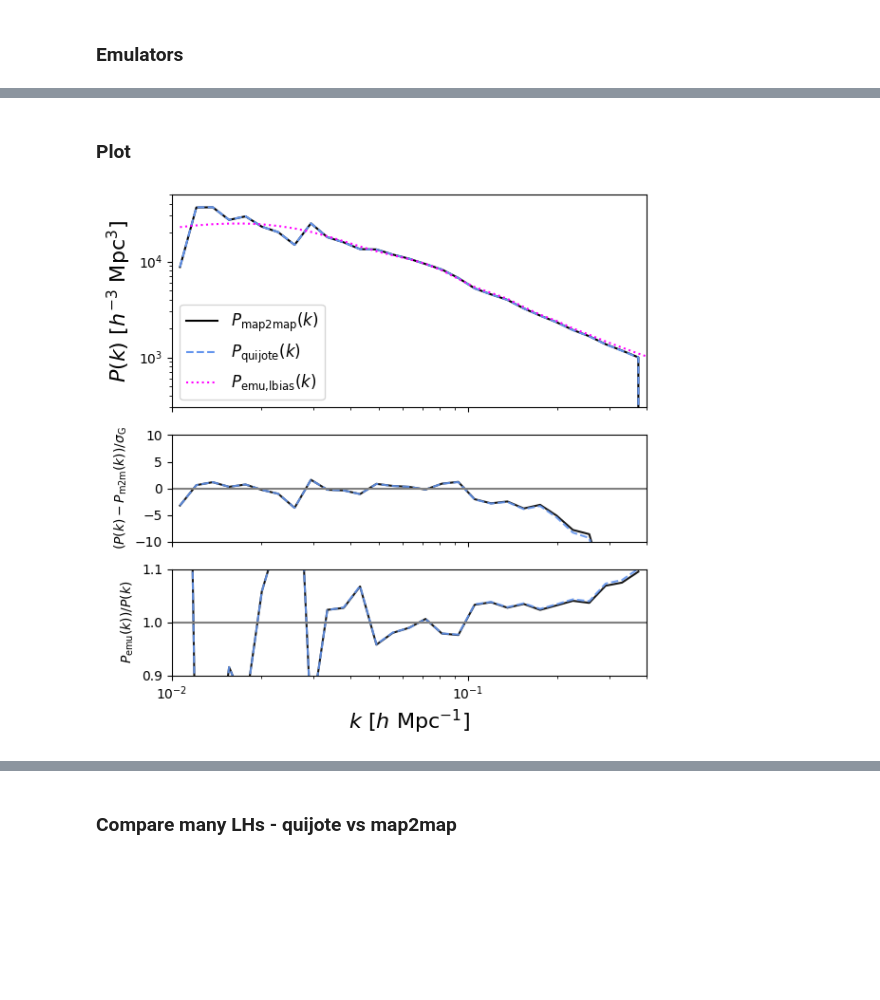
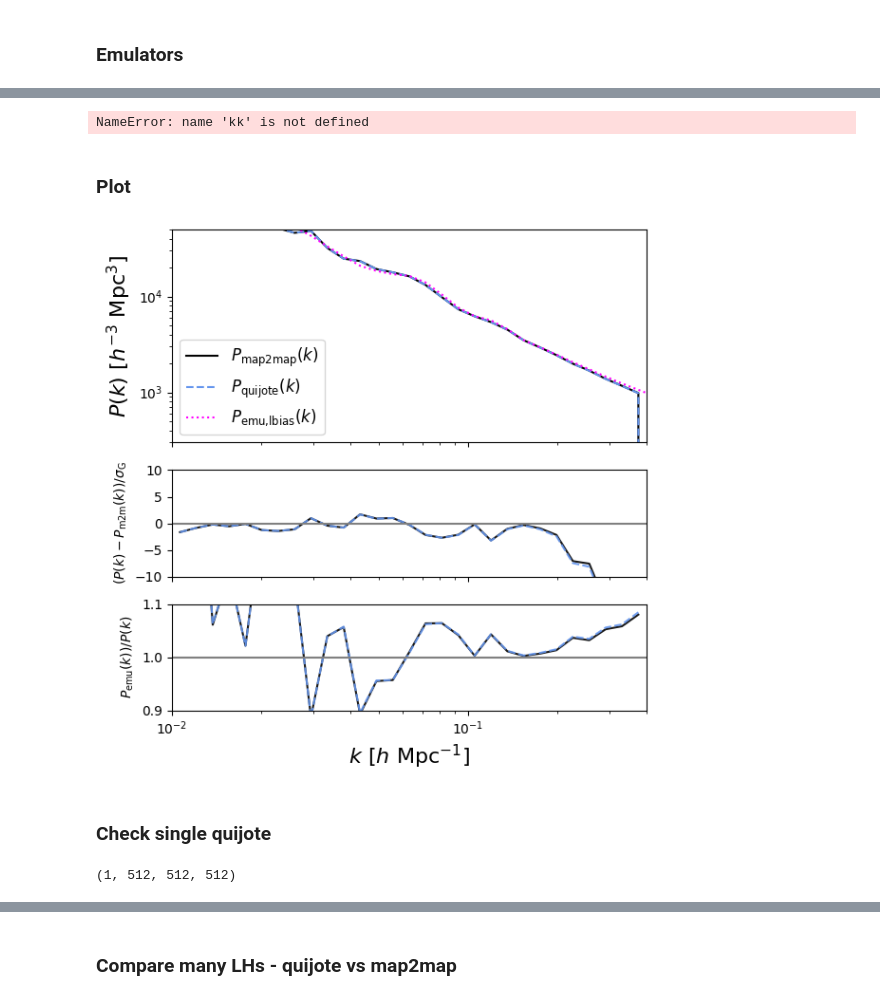
Before and after one commit to kstoreyf/muchisimocks, a Jupyter notebook: notebooks/2024-04-03_check_map2map.ipynb, the cells around one changed output, grey strips where cells are left out. Drawn from its saved outputs; the diff is of its cells as text; code cells hidden in the pictures; blank space fills up the shorter version.

```diff
--- a/notebooks/2024-04-03_check_map2map.ipynb
+++ b/notebooks/2024-04-03_check_map2map.ipynb
@@ -24 +19,5 @@ Skipping registering GPU devices...
+# %%
+npart = 512
+box_size = 1000.0
+param_names = ['omega_m', 'omega_baryon', 'h', 'n_s', 'sigma_8']
 # %%
@@ -33,6 +34,17 @@ dens_lin = np.load(fn_lin)[0]
-# %%
-npart = 512
-boxsize = 1000.
+# %%
+# Quijote LH test data
+
+idx_LH_str = '0010'
+dir_mocks = '/cosmos_storage/home/mpelle/Yin_data/Quijote'
+
+fn_pred = f'{dir_mocks}/LH{idx_LH_str}/pred_pos_{idx_LH_str}.npy'
+pred_disp = np.load(fn_pred)
+
+fn_sim = f'{dir_mocks}/LH{idx_LH_str}/dis_{idx_LH_str}.npy'
+sim_disp = np.load(fn_sim)
+
+fn_lin = f'{dir_mocks}/LH{idx_LH_str}/lin_den_{idx_LH_str}.npy'
+dens_lin = np.load(fn_lin)[0]
 # %%
 # copied from DataCreationPipeline.py
 
@@ -436,3 +467,23 @@ Setting up emulator cosmology
+# %%
+#cosmo_params_emu = utils.setup_cosmo_emu(cosmo='quijote')
+fn_params = f'{dir_mocks}/LH{idx_LH_str}/param_{idx_LH_str}.txt'
+param_vals = np.loadtxt(fn_params)
+param_dict = dict(zip(param_names, param_vals))
+
+for param_name in param_names:
+    if param_name=='omega_m':
+        # no neutrinos, so omega_cold = omega_m
+        emu_param_name = 'omega_cold'
+    else:
+        emu_param_name = param_names_2_emu_param_names[param_name]
+    cosmo_params[emu_param_name] = param_dict[param_name]
+
+# _, pk_lbias, _ = emu_lbias.get_galaxy_real_pk(bias=bias_vector, k=kk,
+#                                                     **cosmo_params)
+_, pk_emu, = emu_mpk_ext.get_nonlinear_pk(k=kk, cold=True,
+                                                        **cosmo_params)
+# %% [output]
+NameError: name 'kk' is not defined
 # %% [markdown]
 ### Plot
 # %%
@@ -442,11 +493,12 @@ plt.subplots_adjust(hspace=0.01)
 ax, ax1, ax2 = axarr
 
 color_pk, color_pk_cold, color_pk_tot = 'black', 'blue', 'purple',
-color_pk_lbias, color_pk_lbias_public = 'magenta', 'salmon'
+color_pk_emu, color_pk_lbias_public = 'magenta', 'salmon'
 color_inlin = 'green'
 color_pk_sim = 'cornflowerblue'
 
 n_plot = 1
+
 
 pk_m2m = pk_obj['pk']
 ax.loglog(kk, pk_m2m, label=r'$P_\text{map2map}(k)$', color=color_pk)
@@ -454,7 +506,7 @@ ax.loglog(kk, pk_obj_sim['pk'], ls='--', label=r'$P_\text{quijote}(k)$', color=c
 # ax.loglog(k_input, pk_input, label=r'$P_\text{input,lin}(k)$', color=color_inlin, lw=4)
 # ax.loglog(k, pk_lin_cold, label=r'$P_\text{emu,lin,cold}(k)$', color=color_pk_cold)
 # ax.loglog(k, pk_lin_total, label=r'$P_\text{emu,lin,tot}(k)$', ls='--', color=color_pk_tot)
-ax.loglog(k, pk_lbias, label=r'$P_\text{emu,lbias}(k)$', ls=':', color=color_pk_lbias)
+ax.loglog(kk, pk_emu, label=r'$P_\text{emu,lbias}(k)$', ls=':', color=color_pk_emu)
 # ax.loglog(k, pk_lbias_public, label=r'$P_\text{emu,lbiaspub}(k)$', ls='-.', color=color_pk_lbias_public)
 
 #ax.loglog(kk, Pk_lin[idx_LH], label=r'$P_\text{lin}(k)$')
@@ -463,38 +515,40 @@ ax.loglog(k, pk_lbias, label=r'$P_\text{emu,lbias}(k)$', ls=':', color=color_pk_
 denom = gaussian_error_pk
 
 alpha = 0.9
-ax1.plot(k, (pk_m2m-pk_lbias)/denom, ls='-', alpha=alpha, color=color_pk)
-ax1.plot(k, (pk_obj_sim['pk']-pk_lbias)/denom, ls='--', alpha=alpha, color=color_pk_sim)
+ax1.plot(kk, (pk_m2m-pk_emu)/denom, ls='-', alpha=alpha, color=color_pk)
+ax1.plot(kk, (pk_obj_sim['pk']-pk_emu)/denom, ls='--', alpha=alpha, color=color_pk_sim)
 # ax1.plot(k, (pk_lbias_public-pk_m2m)/denom, ls='-.', alpha=0.5, color=color_pk_lbias_public)
 
 # actually compare to emu !
 
-ax2.plot(k, pk_lbias/pk_m2m, ls='-', alpha=alpha, color=color_pk)
-ax2.plot(k, pk_lbias/pk_obj_sim['pk'], ls='--', alpha=alpha, color=color_pk_sim)
+ax2.plot(kk, pk_emu/pk_m2m, ls='-', alpha=alpha, color=color_pk)
+ax2.plot(kk, pk_emu/pk_obj_sim['pk'], ls='--', alpha=alpha, color=color_pk_sim)
 
 
 # ax2.plot(k, (pk_lbias-pk_m2m)/pk_m2m, ls=':', alpha=0.5, color=color_pk_lbias)
 # ax2.plot(k, (pk_obj_sim['pk']-pk_m2m)/pk_m2m, ls='-', alpha=0.5, color=color_pk_sim)
 
 ax1.axhline(0.0, color='grey')
 #ax2.axhline(0.0, color='grey')
 ax2.axhline(1.0, color='grey')
 
 ax2.set_xlabel(r'$k \,\, [h \,\, {\rm Mpc}^{-1}]$', fontsize=16)
 ax.set_ylabel(r'$P(k) \,\, [h^{-3} \,\, {\rm Mpc}^3]$', fontsize=16)
 ax1.set_ylabel(r'$(P(k)-P_\text{m2m}(k))/\sigma_\text{G}$')
 #ax2.set_ylabel(r'$(P(k)-P_\text{map2map}(k))$'+'\n'+r'$/P_\text{map2map}(k)$')
 ax2.set_ylabel(r'$P_\text{emu}(k))/P(k)$')
 ax.set_xlim(1e-2, 0.4)
 ax.set_ylim(3e2, 5e4)
 
 ax1.set_ylim(-10, 10)
 #ax2.set_ylim(-0.1, 0.1)
 ax2.set_ylim(0.9, 1.1)
 
 ax.legend(fontsize=12)
 
 mpl.pyplot.tight_layout()
 mpl.pyplot.show()
 # %% [output]
-[figure, old version]
+[figure, new version]
+# %% [markdown]
+### Check single quijote
@@ -500,0 +569,4 @@ mpl.pyplot.show()
+# %%
+tracer_field_sim = get_tracer_field(bias_terms_eul_sim, bias_vector)
+# %% [output]
+(1, 512, 512, 512)
```
Also changed, not shown: parts of 40 cells of this notebook, 2 other files.
